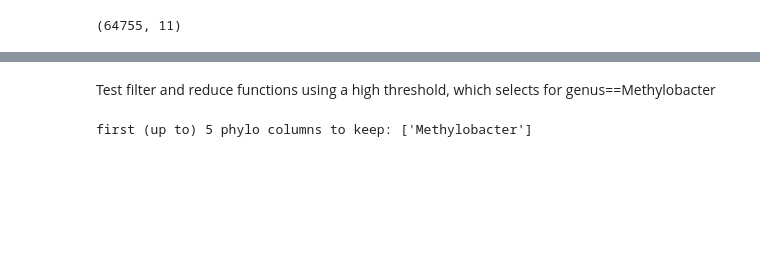
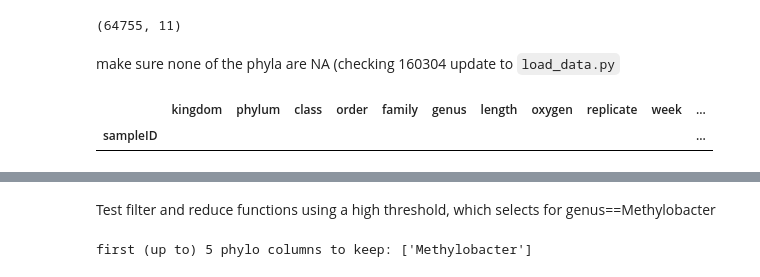
Before and after one commit to JanetMatsen/bacteriopop, a Jupyter notebook: dmd_demo.ipynb, the cells around one changed output, grey strips where cells are left out. Drawn from its saved outputs; the diff is of its cells as text; code cells hidden in the pictures; blank space fills up the shorter version.

```diff
--- a/dmd_demo.ipynb
+++ b/dmd_demo.ipynb
@@ -8,6 +15,13 @@ loaded_data = data = load_data.load_data()
 loaded_data.shape
 # %% [output]
 (64755, 11)
+# %% [markdown]
+make sure none of the phyla are NA (checking 160304 update to `load_data.py`
+# %%
+loaded_data[loaded_data['phylum'].isnull()].head(3)
+# %% [output]
+|  | kingdom | phylum | class | order | family | genus | length | oxygen | replicate | week | ... |
+| sampleID |  |  |  |  |  |  |  |  |  |  | ... |
 # %%
 loaded_data.head()
 # %% [output]
```
Also changed, not shown: parts of 16 cells of this notebook, 2 other files.
